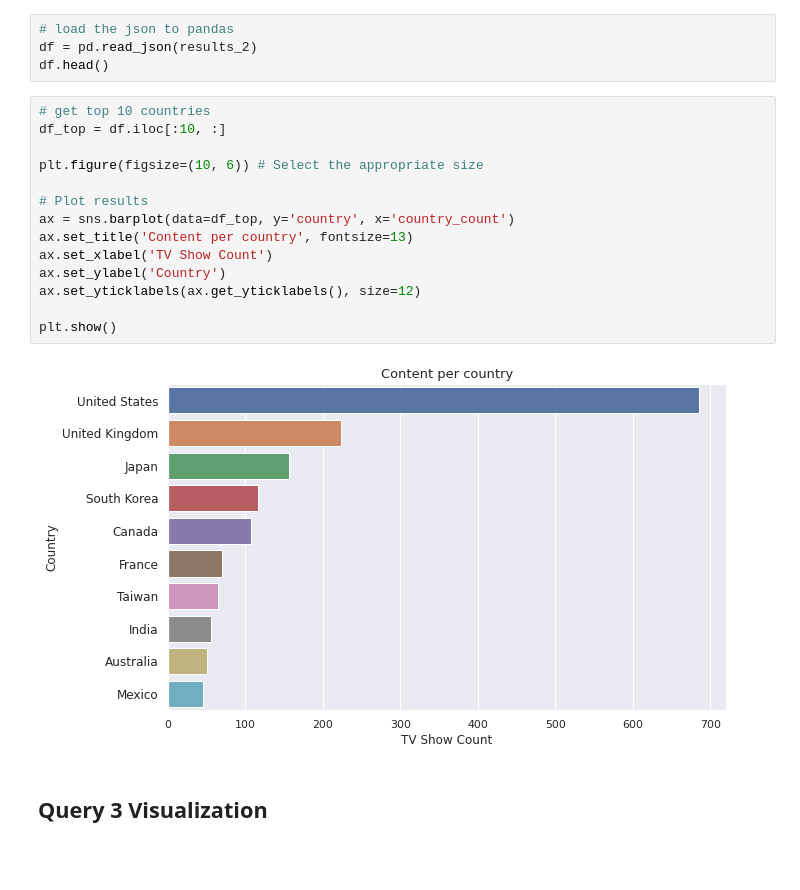
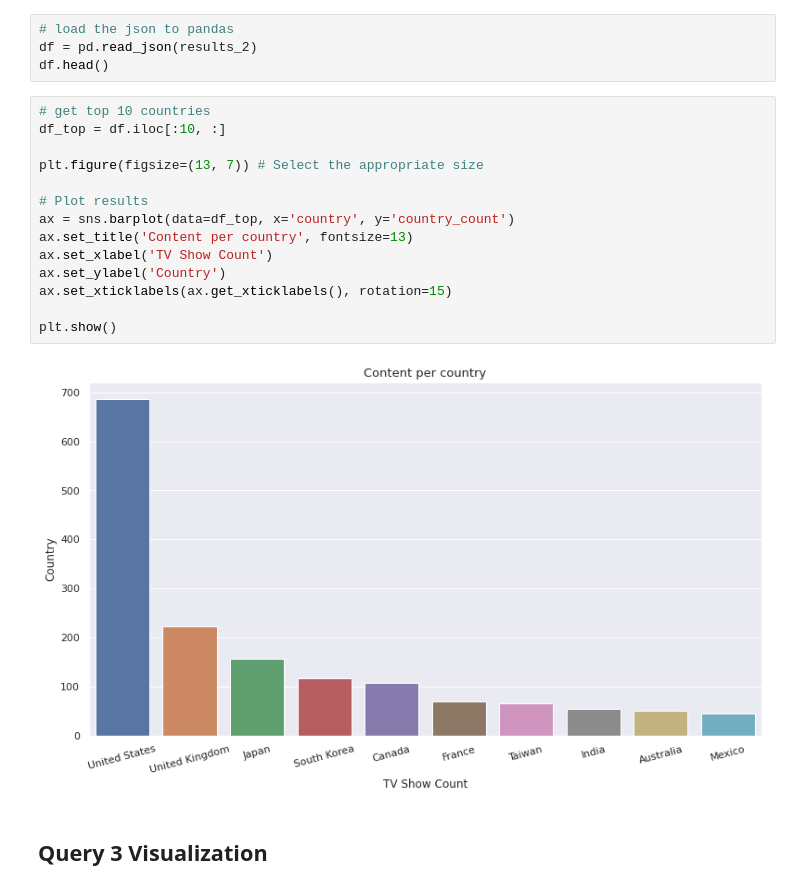
Before and after one commit to gbouzioto/big_data_management_master_2021, a Jupyter notebook: project_2/visualization/project_2_visualization.ipynb, the cells around one changed output. Saved outputs shown, nothing was run; the diff lists cells and outputs as text; blank space fills up the shorter version.

```diff
--- a/project_2/visualization/project_2_visualization.ipynb
+++ b/project_2/visualization/project_2_visualization.ipynb
@@ -68,19 +81,19 @@ df.head()
 # %%
 # get top 10 countries
 df_top = df.iloc[:10, :]
 
-plt.figure(figsize=(10, 6)) # Select the appropriate size
+plt.figure(figsize=(13, 7)) # Select the appropriate size
 
 # Plot results
-ax = sns.barplot(data=df_top, y='country', x='country_count')
+ax = sns.barplot(data=df_top, x='country', y='country_count')
 ax.set_title('Content per country', fontsize=13)
 ax.set_xlabel('TV Show Count')
 ax.set_ylabel('Country')
-ax.set_yticklabels(ax.get_yticklabels(), size=12)
+ax.set_xticklabels(ax.get_xticklabels(), rotation=15)
 
 plt.show()
 # %% [output]
-[figure, old version]
+[figure, new version]
 # %% [markdown]
 ## Query 3 Visualization
 # %%
```
Also changed, not shown: parts of 11 cells of this notebook, 1 other file.
